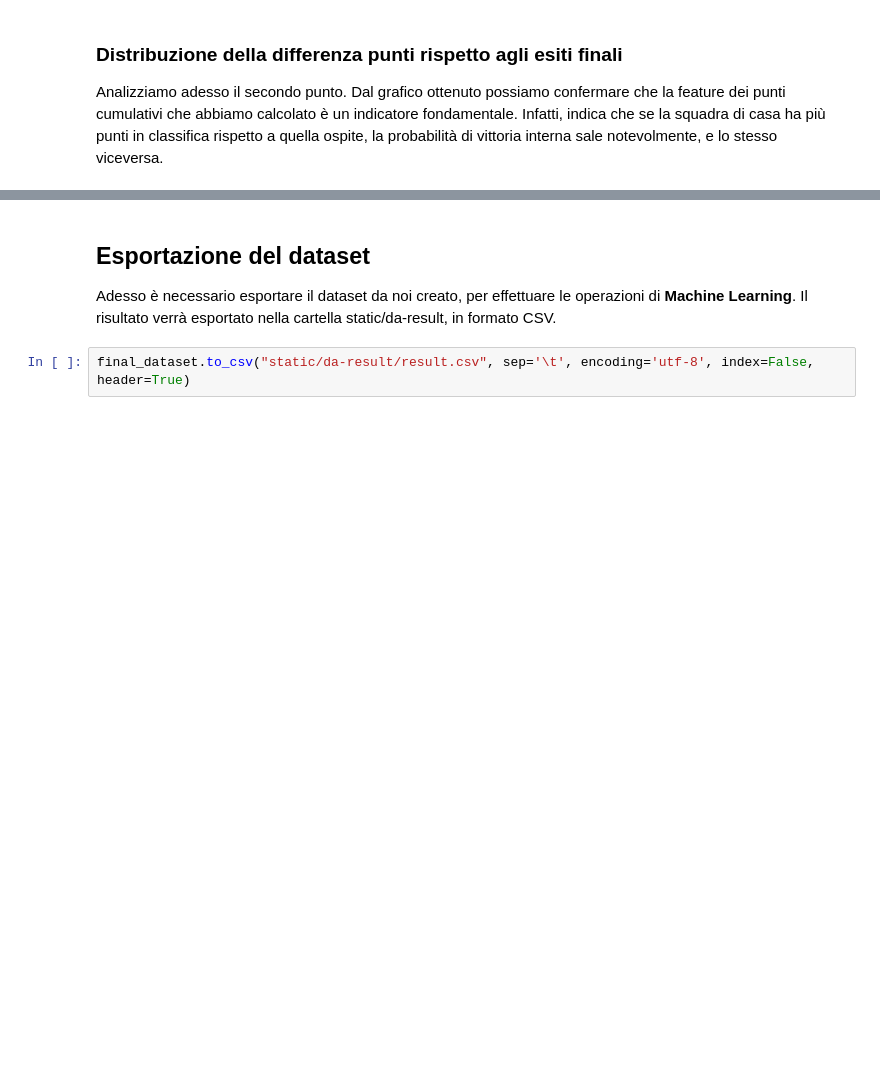
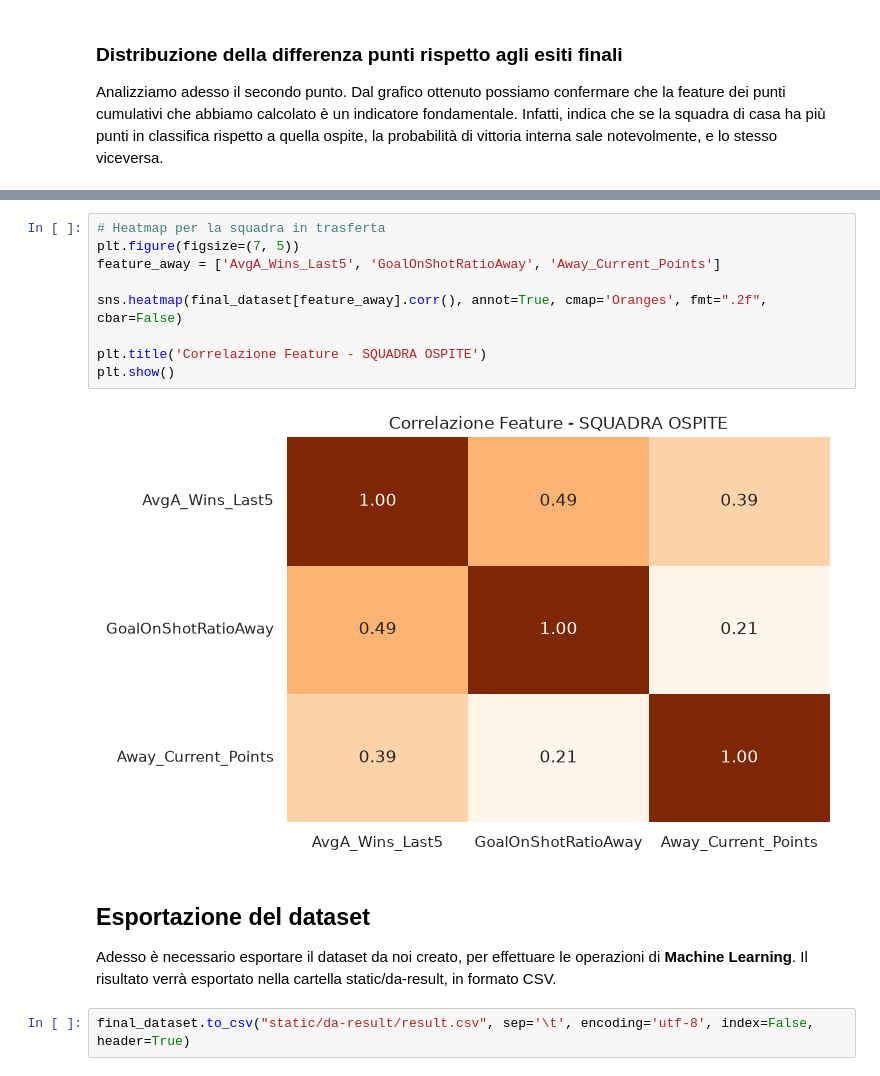
Before and after one commit to Lucaseraaa/sports-game-outcome-predictor, a Jupyter notebook: notebook/feature-engineering.ipynb, the cells around one changed output, grey strips where cells are left out. Drawn from its saved outputs; the diff is of its cells as text; blank space fills up the shorter version.

```diff
--- a/notebook/feature-engineering.ipynb
+++ b/notebook/feature-engineering.ipynb
@@ -401,3 +414,14 @@ Text(0, 0.5, 'Differenza punti (casa-ospite)')
+# %%
+# Heatmap per la squadra in trasferta
+plt.figure(figsize=(7, 5))
+feature_away = ['AvgA_Wins_Last5', 'GoalOnShotRatioAway', 'Away_Current_Points']
+
+sns.heatmap(final_dataset[feature_away].corr(), annot=True, cmap='Oranges', fmt=".2f", cbar=False)
+
+plt.title('Correlazione Feature - SQUADRA OSPITE')
+plt.show()
+# %% [output]
+[figure, added]
 # %% [markdown]
 ## Esportazione del dataset
 Adesso è necessario esportare il dataset da noi creato, per effettuare le operazioni di **Machine Learning**. Il risultato verrà esportato nella cartella static/da-result, in formato CSV.
```
Also changed, not shown: parts of 8 cells of this notebook, 1 other file.
